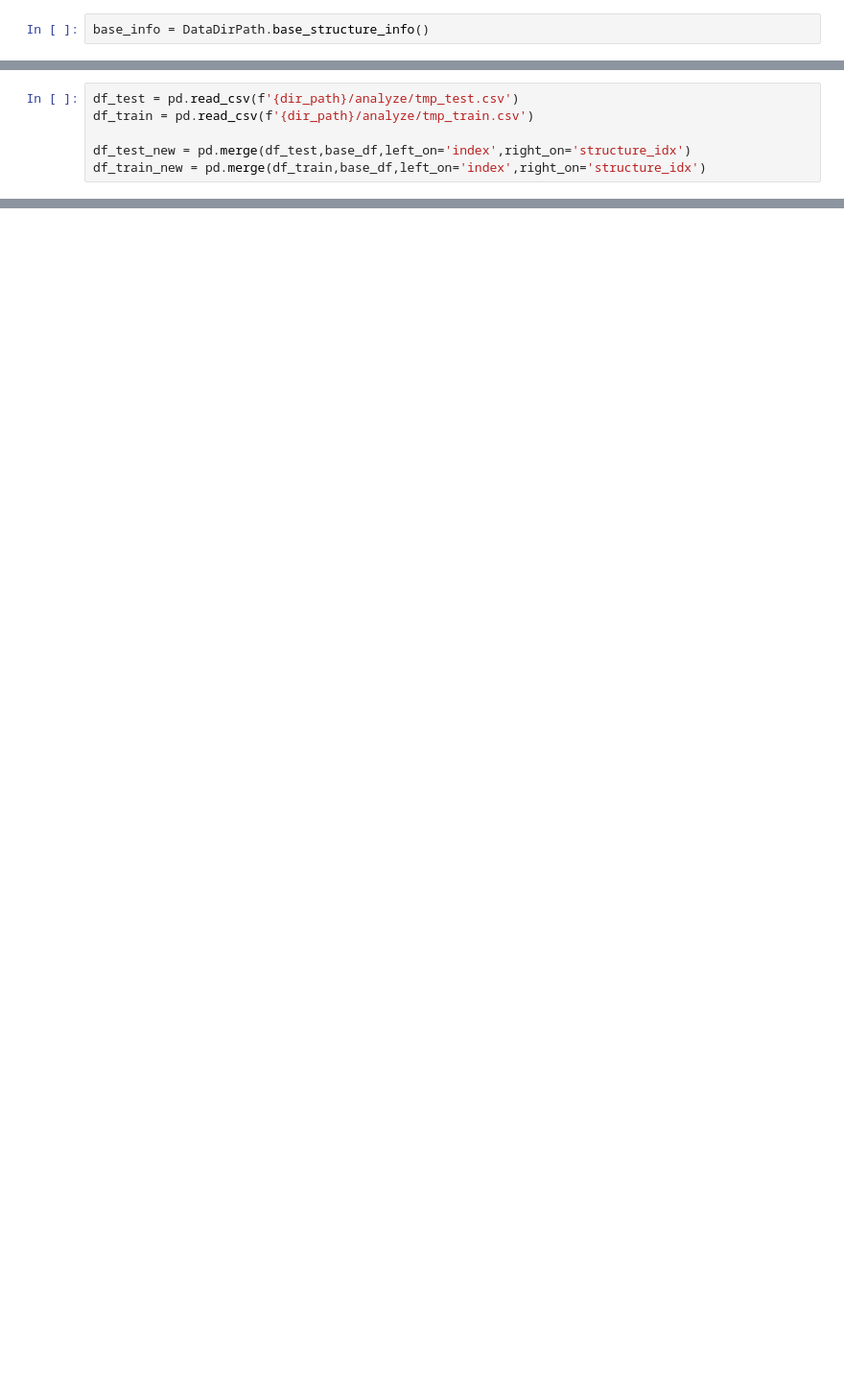
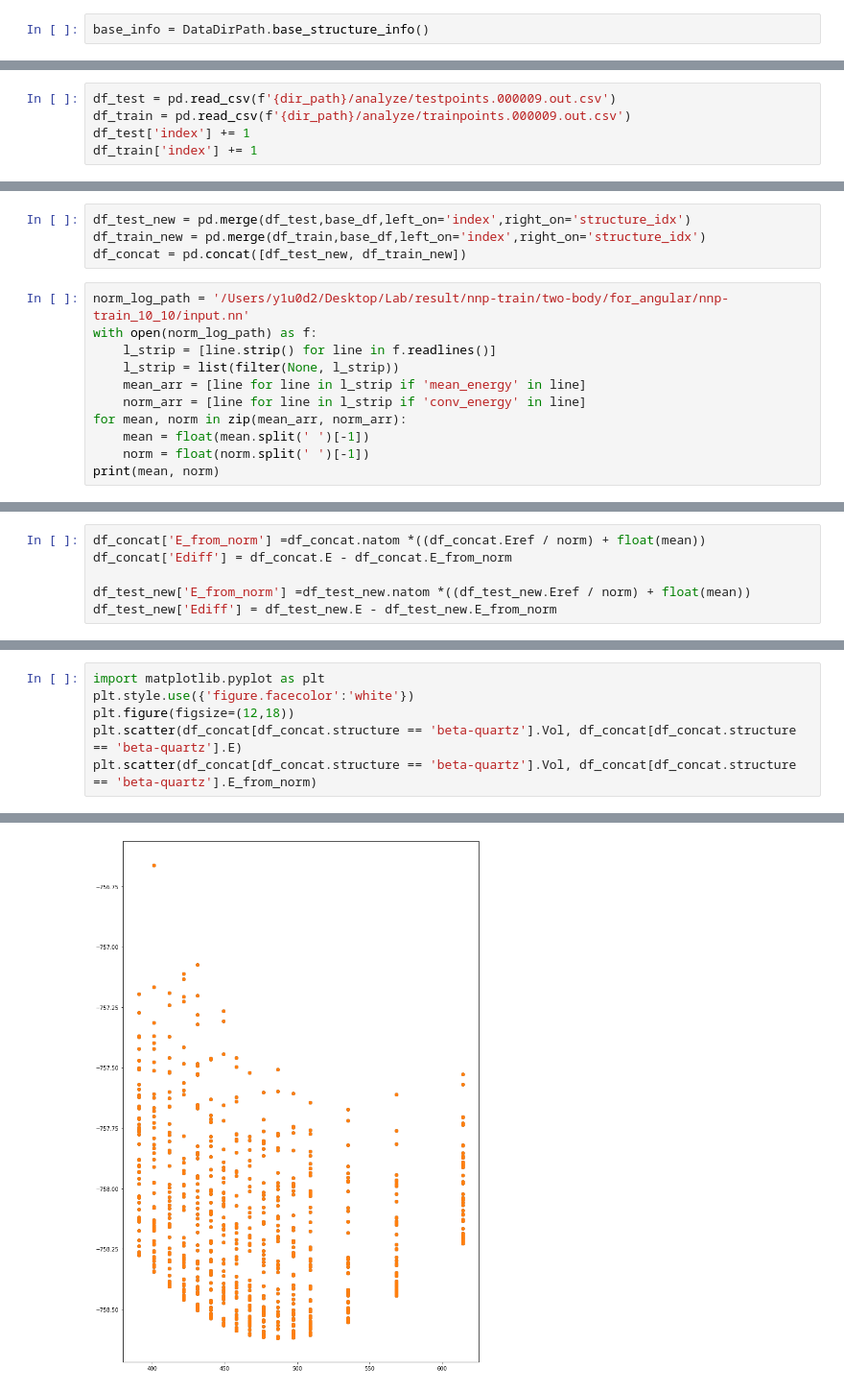
Before and after one commit to y1u0d2a1i/Research, a Jupyter notebook: scripts/wip/test.ipynb, the cells around one changed output, grey strips where cells are left out. Shown: that part at 96% size. Cells and saved outputs as stored; diff of their text form; blank space fills up the shorter version.

Commit message:
indexのズレ改善

```diff
--- a/scripts/wip/test.ipynb
+++ b/scripts/wip/test.ipynb
@@ -50,6 +43,5 @@ base_df
 # %%
-df_test = pd.read_csv(f'{dir_path}/analyze/tmp_test.csv')
-df_train = pd.read_csv(f'{dir_path}/analyze/tmp_train.csv')
-
-df_test_new = pd.merge(df_test,base_df,left_on='index',right_on='structure_idx')
-df_train_new = pd.merge(df_train,base_df,left_on='index',right_on='structure_idx')
+df_test = pd.read_csv(f'{dir_path}/analyze/testpoints.000009.out.csv')
+df_train = pd.read_csv(f'{dir_path}/analyze/trainpoints.000009.out.csv')
+df_test['index'] += 1
+df_train['index'] += 1
@@ -102,0 +48,15 @@ for i, file in enumerate(files):
+# %%
+df_test_new = pd.merge(df_test,base_df,left_on='index',right_on='structure_idx')
+df_train_new = pd.merge(df_train,base_df,left_on='index',right_on='structure_idx')
+df_concat = pd.concat([df_test_new, df_train_new])
+# %%
+norm_log_path = '/Users/y1u0d2/Desktop/Lab/result/nnp-train/two-body/for_angular/nnp-train_10_10/input.nn'
+with open(norm_log_path) as f:
+    l_strip = [line.strip() for line in f.readlines()]
+    l_strip = list(filter(None, l_strip))
+    mean_arr = [line for line in l_strip if 'mean_energy' in line]
+    norm_arr = [line for line in l_strip if 'conv_energy' in line]
+for mean, norm in zip(mean_arr, norm_arr):
+    mean = float(mean.split(' ')[-1])
+    norm = float(norm.split(' ')[-1])
+print(mean, norm)
@@ -102,0 +65,6 @@ for i, file in enumerate(files):
+# %%
+df_concat['E_from_norm'] =df_concat.natom *((df_concat.Eref / norm) + float(mean))
+df_concat['Ediff'] = df_concat.E - df_concat.E_from_norm
+
+df_test_new['E_from_norm'] =df_test_new.natom *((df_test_new.Eref / norm) + float(mean))
+df_test_new['Ediff'] = df_test_new.E - df_test_new.E_from_norm
@@ -102,0 +75,7 @@ for i, file in enumerate(files):
+# %%
+import matplotlib.pyplot as plt
+plt.style.use({'figure.facecolor':'white'})
+plt.figure(figsize=(12,18))
+plt.scatter(df_concat[df_concat.structure == 'beta-quartz'].Vol, df_concat[df_concat.structure == 'beta-quartz'].E)
+plt.scatter(df_concat[df_concat.structure == 'beta-quartz'].Vol, df_concat[df_concat.structure == 'beta-quartz'].E_from_norm)
+# %% [output]
@@ -102,0 +83 @@ for i, file in enumerate(files):
+[figure, added]
```
Also changed, not shown: parts of 12 cells of this notebook, 4 other files.
